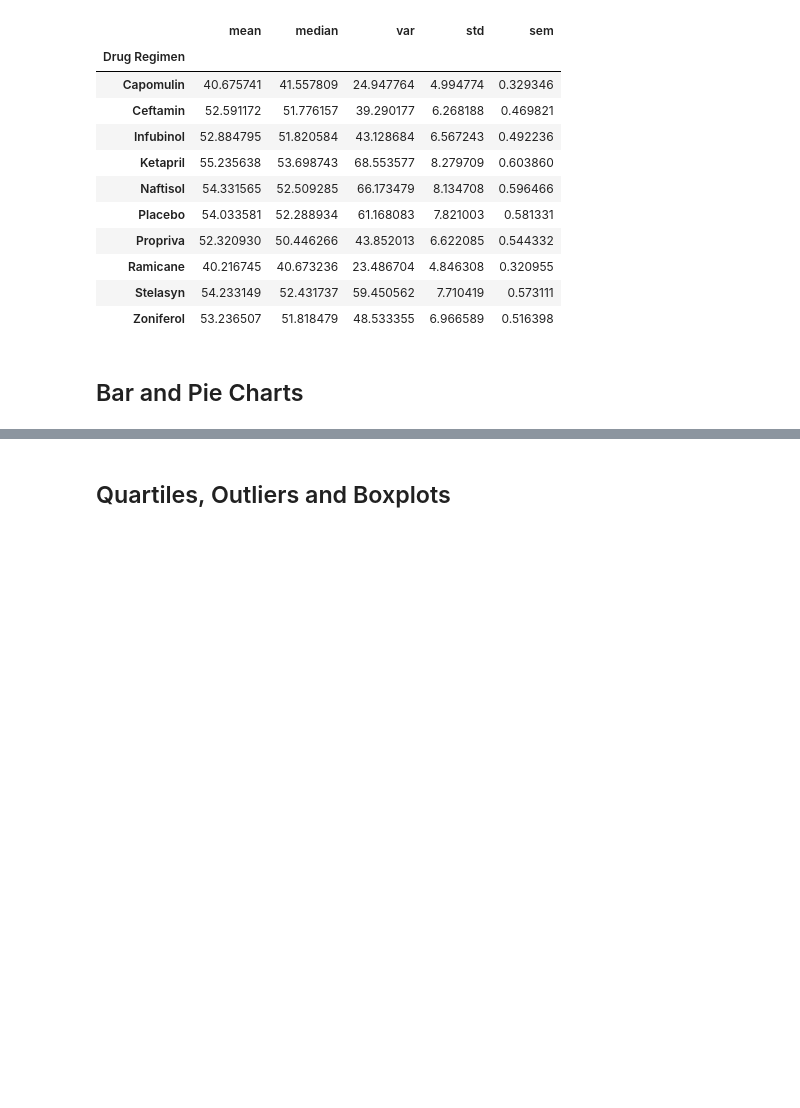
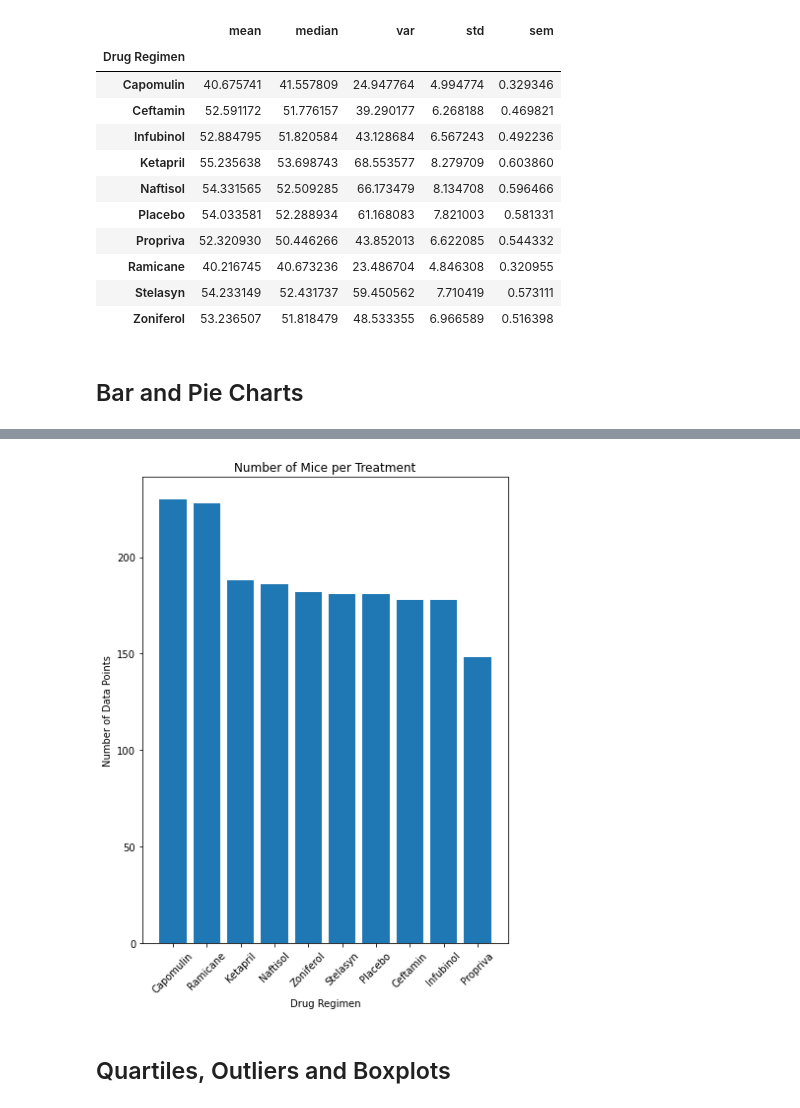
Before and after one commit to SusanCThomas/Pymaceuticals, a Jupyter notebook: pymaceuticals_.ipynb, the cells around one changed output, grey strips where cells are left out. Cells and saved outputs as stored; diff of their text form; code cells hidden in the pictures; blank space fills up the shorter version.

```diff
--- a/pymaceuticals_.ipynb
+++ b/pymaceuticals_.ipynb
@@ -177,3 +175,27 @@ plt.show()
+# %%
+# Generate a bar plot showing the total number of mice for each treatment throughout the course of the study using pyplot.
+
+# Grouped data for plotting
+bar_chart = cleaned_df['Drug Regimen'].value_counts()
+
+# Created bar plot using pyplot
+plt.bar(bar_chart.index.values, bar_chart.values, align="center")
+
+# Set the title and axis labels
+plt.title("Number of Mice per Treatment")
+plt.xlabel("Drug Regimen")
+plt.ylabel("Number of Data Points")
+
+# Rotated the x axis labels
+plt.xticks(rotation=45)
+
+# Saved bar plot and displayed
+plt.rcParams["figure.figsize"] = (6, 8)
+plt.tight_layout()
+plt.savefig("Images/pyplot_bar.png")
+plt.show()
+# %% [output]
+[figure, added]
 # %%
 # Generate a pie plot showing the distribution of female versus male mice using pandas
 # %%
```
Also changed, not shown: parts of 2 cells of this notebook.
